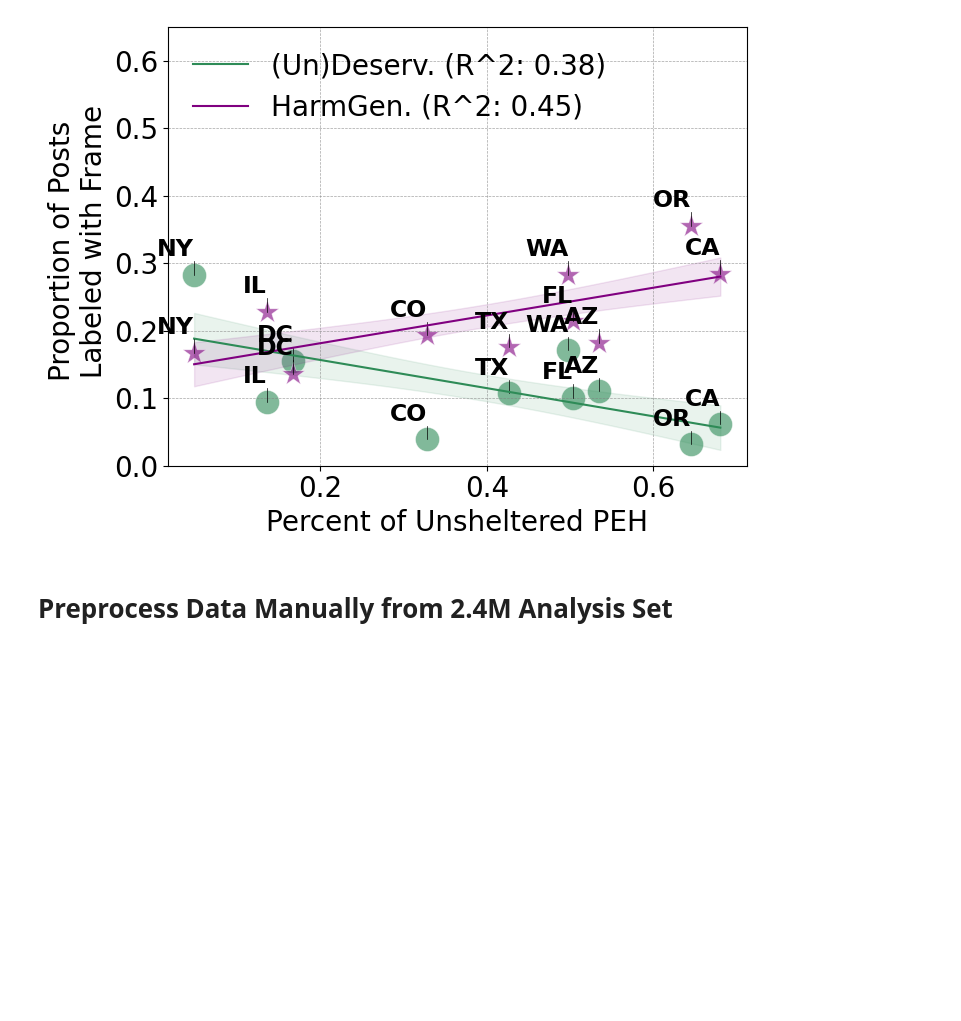
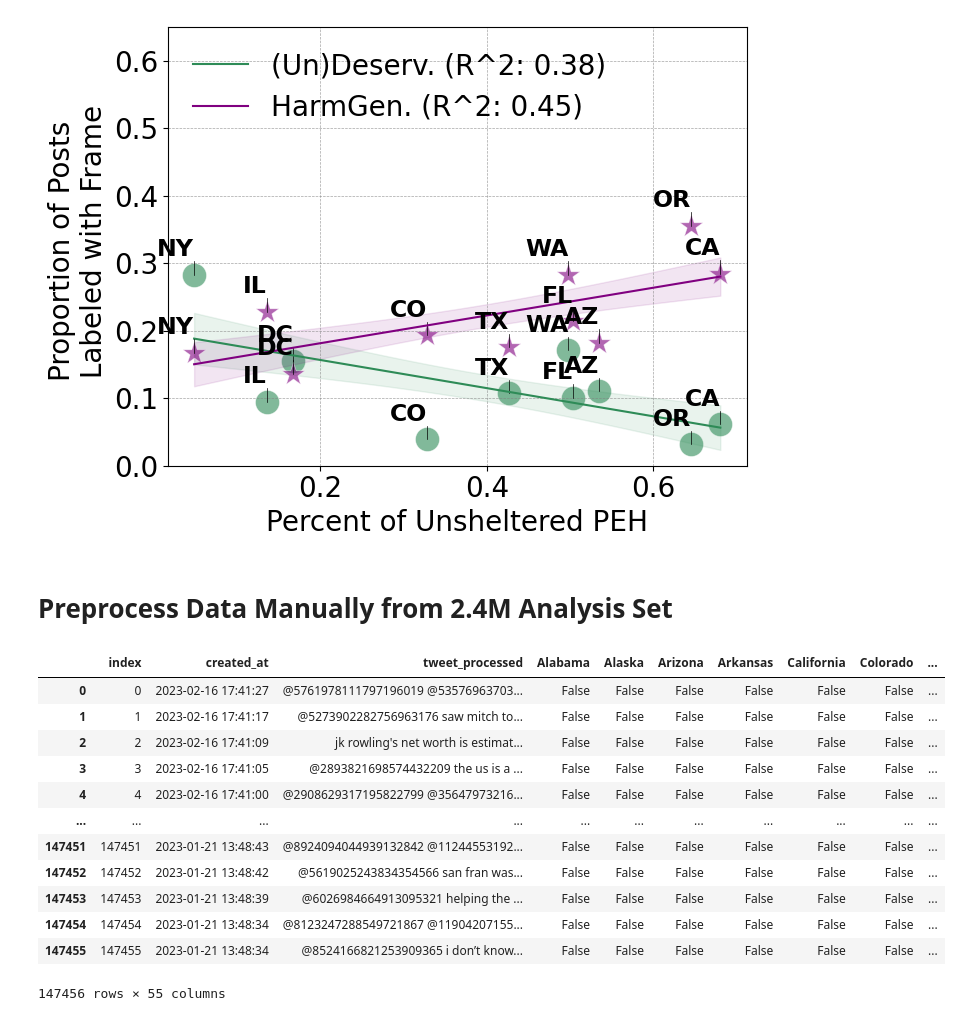
Before and after one commit to dill-lab/oath-frames, a Jupyter notebook: analysis/attitudes_by_state_mentions.ipynb, the cells around one changed output. Drawn from its saved outputs; the diff is of its cells as text; code cells hidden in the pictures; blank space fills up the shorter version.

Commit message:
integrated hf loading code for analysis

```diff
--- a/analysis/attitudes_by_state_mentions.ipynb
+++ b/analysis/attitudes_by_state_mentions.ipynb
@@ -424,0 +399,19 @@ proportions_df = pd.DataFrame({'State':state_list, 'frame': frame_list, 'proport
+# %%
+# path_ner = '' # from huggingface: ner.jsonl
+# path_analysis = '' # from huggingface: model_predicted_annotations.jsonl
+path_analysis = load_dataset("dill-lab/oath-frames-model-predicted-annotations")['train'].to_pandas()
+path_ner = load_dataset("dill-lab/oath-frames-analysis-ner")['train'].to_pandas() # from huggingface: ner.jsonl
+# %% [output]
+|  | index | created_at | tweet_processed | Alabama | Alaska | Arizona | Arkansas | California | Colorado | ... |
+| 0 | 0 | 2023-02-16 17:41:27 | @5761978111797196019 @53576963703... | False | False | False | False | False | False | ... |
+| 1 | 1 | 2023-02-16 17:41:17 | @5273902282756963176 saw mitch to... | False | False | False | False | False | False | ... |
+| 2 | 2 | 2023-02-16 17:41:09 | jk rowling's net worth is estimat... | False | False | False | False | False | False | ... |
+| 3 | 3 | 2023-02-16 17:41:05 | @2893821698574432209 the us is a ... | False | False | False | False | False | False | ... |
+| 4 | 4 | 2023-02-16 17:41:00 | @2908629317195822799 @35647973216... | False | False | False | False | False | False | ... |
+| ... | ... | ... | ... | ... | ... | ... | ... | ... | ... | ... |
+| 147451 | 147451 | 2023-01-21 13:48:43 | @8924094044939132842 @11244553192... | False | False | False | False | False | False | ... |
+| 147452 | 147452 | 2023-01-21 13:48:42 | @5619025243834354566 san fran was... | False | False | False | False | False | False | ... |
+| 147453 | 147453 | 2023-01-21 13:48:39 | @6026984664913095321 helping the ... | False | False | False | False | False | False | ... |
+| 147454 | 147454 | 2023-01-21 13:48:34 | @8123247288549721867 @11904207155... | False | False | False | False | False | False | ... |
+| 147455 | 147455 | 2023-01-21 13:48:34 | @8524166821253909365 i don’t know... | False | False | False | False | False | False | ... |
+147456 rows × 55 columns
```
Also changed, not shown: parts of 3 cells of this notebook, 9 other files.
